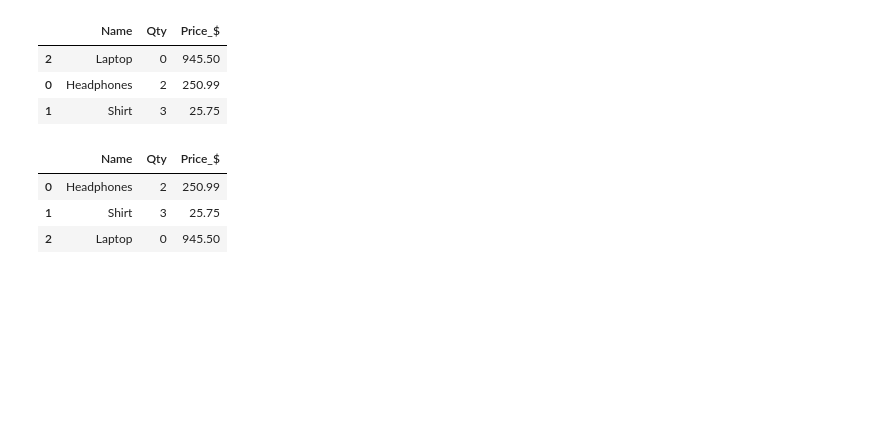
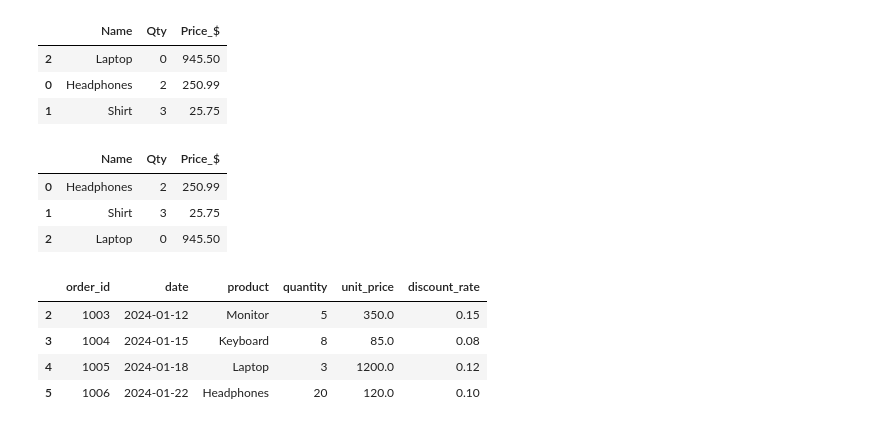
Before and after one commit to israel-oye/Python-Class-Batches, a Jupyter notebook: App-Based-Python/Batch-14A/Pandas/main.ipynb, the cells around one changed output. Saved outputs shown, nothing was run; the diff lists cells and outputs as text; code cells hidden in the pictures; blank space fills up the shorter version.

Commit message:
add class session files on data manipulation with pandas

```diff
--- a/App-Based-Python/Batch-14A/Pandas/main.ipynb
+++ b/App-Based-Python/Batch-14A/Pandas/main.ipynb
@@ -502,3 +494,26 @@ display(df)
 | 2 | Laptop | 0 | 945.50 |
 # %%
 # loc vs iloc
+# %%
+# df.truncate
+import pandas as pd
+
+products_data = {
+    "Name": ["Headphones", "Shirt", "Laptop"],
+    "Qty": [2, 3, 0],
+    "Price_$": [250.99, 25.75, 945.50],
+}
+
+df = pd.read_csv("sales.csv")
+
+# display(df)
+
+df.truncate(before=2, after=5)
+
+# display(df)
+# %% [output]
+|  | order_id | date | product | quantity | unit_price | discount_rate |
+| 2 | 1003 | 2024-01-12 | Monitor | 5 | 350.0 | 0.15 |
+| 3 | 1004 | 2024-01-15 | Keyboard | 8 | 85.0 | 0.08 |
+| 4 | 1005 | 2024-01-18 | Laptop | 3 | 1200.0 | 0.12 |
+| 5 | 1006 | 2024-01-22 | Headphones | 20 | 120.0 | 0.10 |
```
Also changed, not shown: parts of 7 cells of this notebook, 3 other files.
